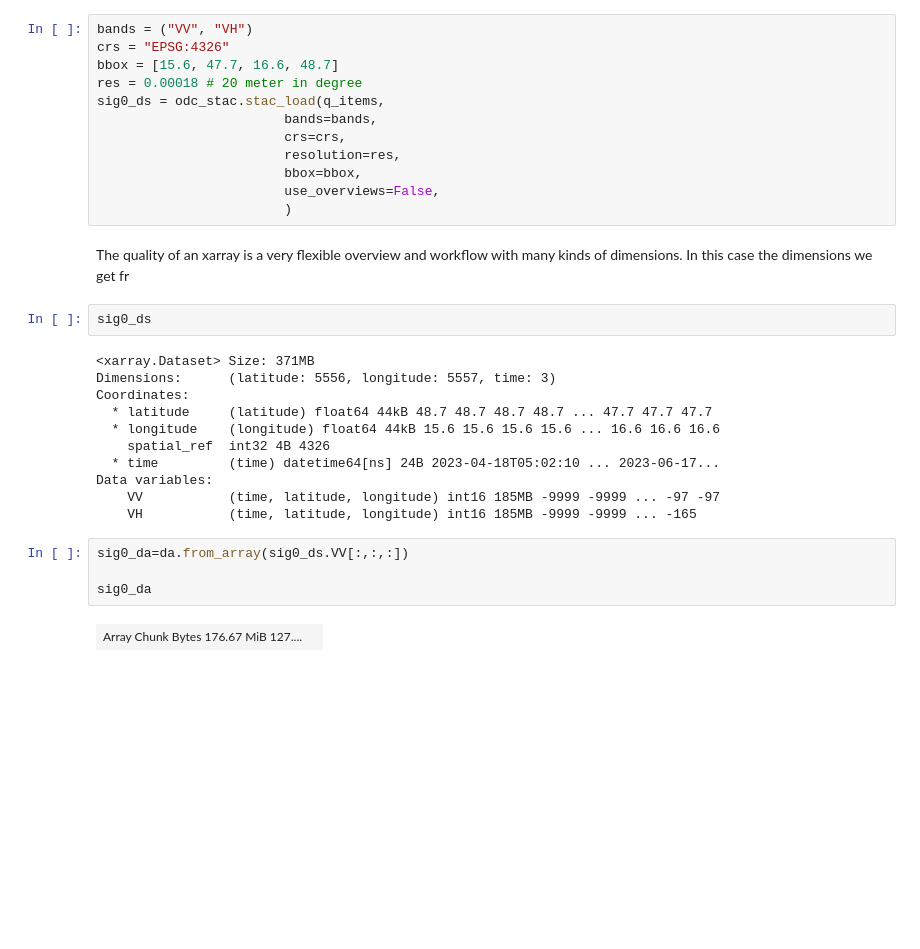
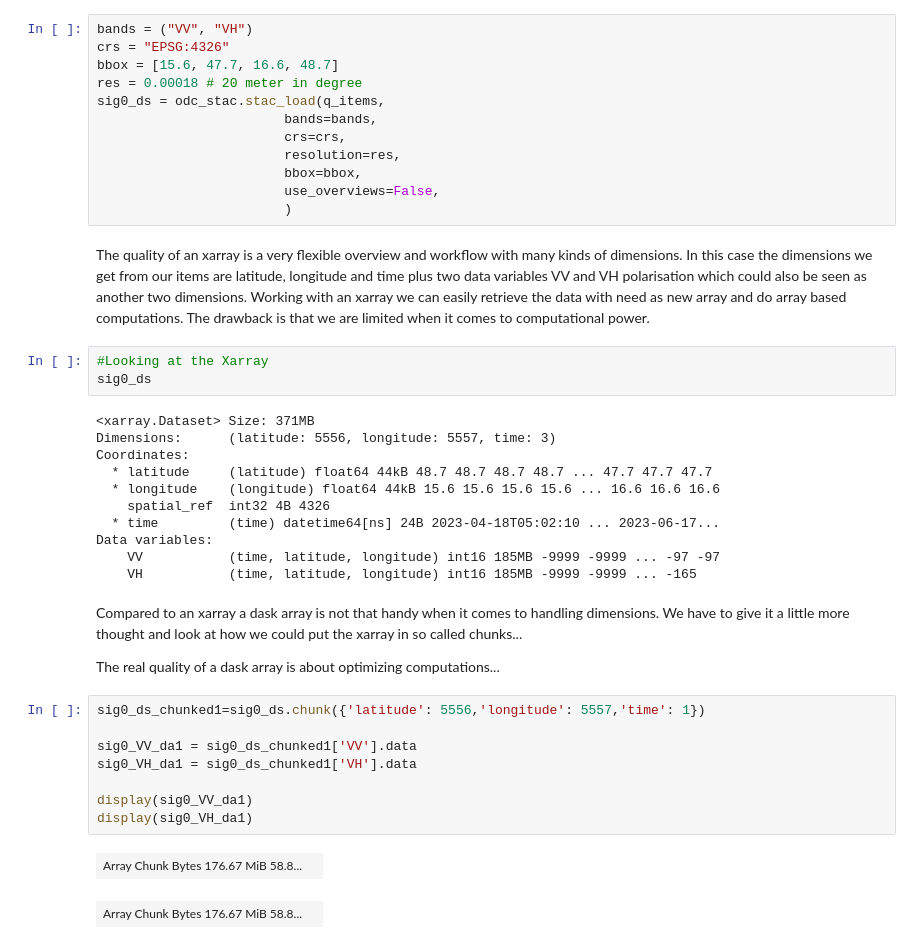
Before and after one commit to julinke/EODC_stac, a Jupyter notebook: EODCdask.ipynb, the cells around one changed output. Saved outputs shown, nothing was run; the diff lists cells and outputs as text; blank space fills up the shorter version.

Commit message:
EODCdask xarray vs. dask array

```diff
--- a/EODCdask.ipynb
+++ b/EODCdask.ipynb
@@ -97,8 +117,9 @@ sig0_ds = odc_stac.stac_load(q_items,
                         use_overviews=False,
                         )
 # %% [markdown]
-The quality of an xarray is a very flexible overview and workflow with many kinds of dimensions. In this case the dimensions we get fr
+The quality of an xarray is a very flexible overview and workflow with many kinds of dimensions. In this case the dimensions we get from our items are latitude, longitude and time plus two data variables VV and VH polarisation which could also be seen as another two dimensions. Working with an xarray we can easily retrieve the data with need as new array and do array based computations. The drawback is that we are limited when it comes to computational power.
 # %%
+#Looking at the Xarray
 sig0_ds
 # %% [output]
 <xarray.Dataset> Size: 371MB
@@ -111,9 +132,18 @@ Coordinates:
 Data variables:
     VV           (time, latitude, longitude) int16 185MB -9999 -9999 ... -97 -97
     VH           (time, latitude, longitude) int16 185MB -9999 -9999 ... -165
-# %%
-sig0_da=da.from_array(sig0_ds.VV[:,:,:])
-
-sig0_da
-# %% [output]
-| Array Chunk Bytes 176.67 MiB 127.... |  |
+# %% [markdown]
+Compared to an xarray a dask array is not that handy when it comes to handling dimensions. We have to give it a little more thought and look at how we could put the xarray in so called chunks...
+
+The real quality of a dask array is about optimizing computations...
+# %%
+sig0_ds_chunked1=sig0_ds.chunk({'latitude': 5556,'longitude': 5557,'time': 1})
+
+sig0_VV_da1 = sig0_ds_chunked1['VV'].data
+sig0_VH_da1 = sig0_ds_chunked1['VH'].data
+
+display(sig0_VV_da1)
+display(sig0_VH_da1)
+# %% [output]
+| Array Chunk Bytes 176.67 MiB 58.8... |  |
+| Array Chunk Bytes 176.67 MiB 58.8... |  |
```
Also changed, not shown: parts of 8 cells of this notebook, 2 other files.
